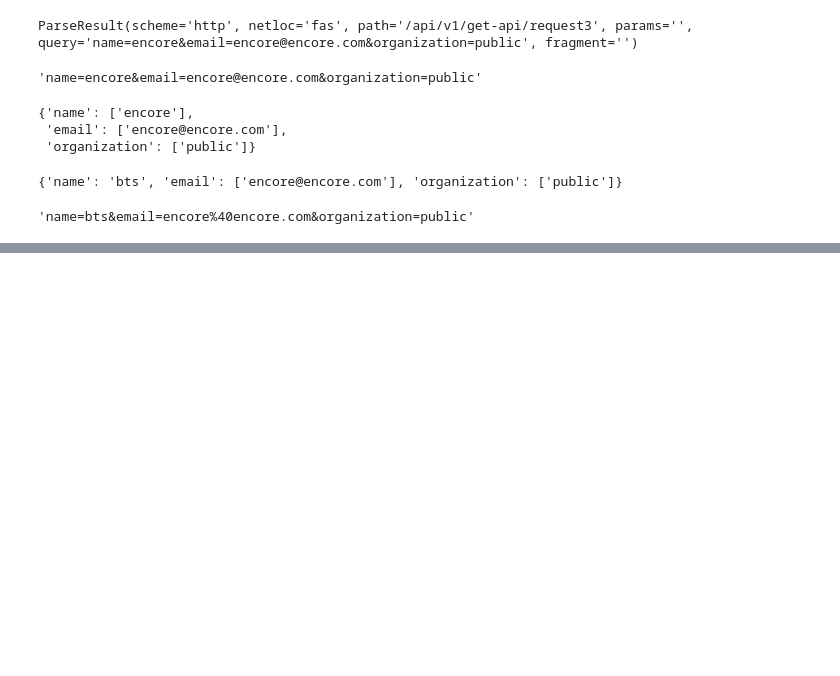
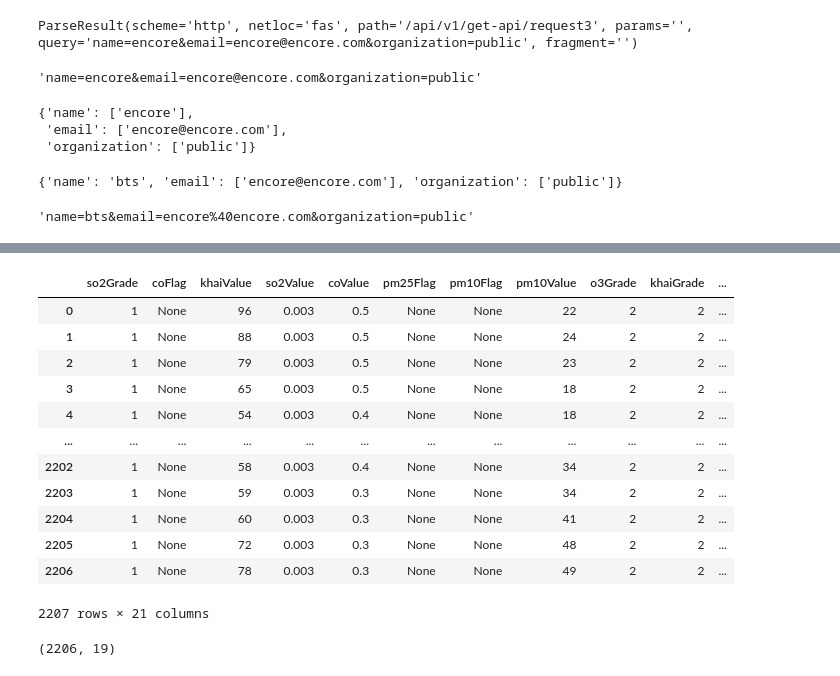
Before and after one commit to aaingyunii/Bootcamp_basic_DataEngineering, a Jupyter notebook: 20230817.ipynb, the cells around one changed output, grey strips where cells are left out. Drawn from its saved outputs; the diff is of its cells as text; code cells hidden in the pictures; blank space fills up the shorter version.

```diff
--- a/20230817.ipynb
+++ b/20230817.ipynb
@@ -53,0 +54,10 @@ requests.post(post_url)
+# %%
+# 공공 데이터 포털에서 REST API로 제공된 대기오염 관련 XML 형식으로 받은 데이터 활용
+## https://www.data.go.kr/tcs/dss/selectApiDataDetailView.do?publicDataPk=15073861
+### 위 링크에서 가져온 데이터.
+import requests
+
+url = "http://apis.data.go.kr/B552584/ArpltnInforInqireSvc/getMsrstnAcctoRltmMesureDnsty?serviceKey=34lIyWAciAsJlGtIZ4ltpLy2sLZDR%2BBRWvAv8RgoADNEd%2BKCgHe84XiSRUwL8JMMIubzsFW3ddjcNlhZHhvJIQ%3D%3D&returnType=xml&numOfRows=10000&pageNo=1&stationName=%EC%A2%85%EB%A1%9C%EA%B5%AC&dataTerm=3MONTH&ver=1.0"
+# 종로구의 대기 오염 상태
+
+r3 = requests.get(url)
@@ -53,0 +76,4 @@ requests.post(post_url)
+# %%
+import xml.etree.ElementTree as ET
+root = ET.fromstring(r3.text)
+root
@@ -53,0 +100,31 @@ requests.post(post_url)
+# %%
+items = root.iter(tag = "item")
+total = []
+
+for i in tqdm.tqdm(items):
+    tmp = {}
+    for j in i:
+        tmp[j.tag] = j.text
+    total.append(tmp)
+
+df = pd.DataFrame(total)
+# %%
+# https://www.data.go.kr/tcs/dss/selectApiDataDetailView.do?publicDataPk=15073861
+##  측정소별 실시간 측정정보 조회 목록에서 아래 컬럼들의 의미 파악 가능.
+pd.set_option('display.max_columns', None)
+
+df
+# %% [output]
+|  | so2Grade | coFlag | khaiValue | so2Value | coValue | pm25Flag | pm10Flag | pm10Value | o3Grade | khaiGrade | ... |
+| 0 | 1 | None | 96 | 0.003 | 0.5 | None | None | 22 | 2 | 2 | ... |
+| 1 | 1 | None | 88 | 0.003 | 0.5 | None | None | 24 | 2 | 2 | ... |
+| 2 | 1 | None | 79 | 0.003 | 0.5 | None | None | 23 | 2 | 2 | ... |
+| 3 | 1 | None | 65 | 0.003 | 0.5 | None | None | 18 | 2 | 2 | ... |
+| 4 | 1 | None | 54 | 0.003 | 0.4 | None | None | 18 | 2 | 2 | ... |
+| ... | ... | ... | ... | ... | ... | ... | ... | ... | ... | ... | ... |
+| 2202 | 1 | None | 58 | 0.003 | 0.4 | None | None | 34 | 2 | 2 | ... |
+| 2203 | 1 | None | 59 | 0.003 | 0.3 | None | None | 34 | 2 | 2 | ... |
+| 2204 | 1 | None | 60 | 0.003 | 0.3 | None | None | 41 | 2 | 2 | ... |
+| 2205 | 1 | None | 72 | 0.003 | 0.3 | None | None | 48 | 2 | 2 | ... |
+| 2206 | 1 | None | 78 | 0.003 | 0.3 | None | None | 49 | 2 | 2 | ... |
+2207 rows × 21 columns
@@ -53,0 +198,5 @@ requests.post(post_url)
+# %%
+jongro_df['지역'] = '종로구'
+jongro_df.shape
+# %% [output]
+(2206, 19)
```
Also changed, not shown: parts of 23 cells of this notebook.
